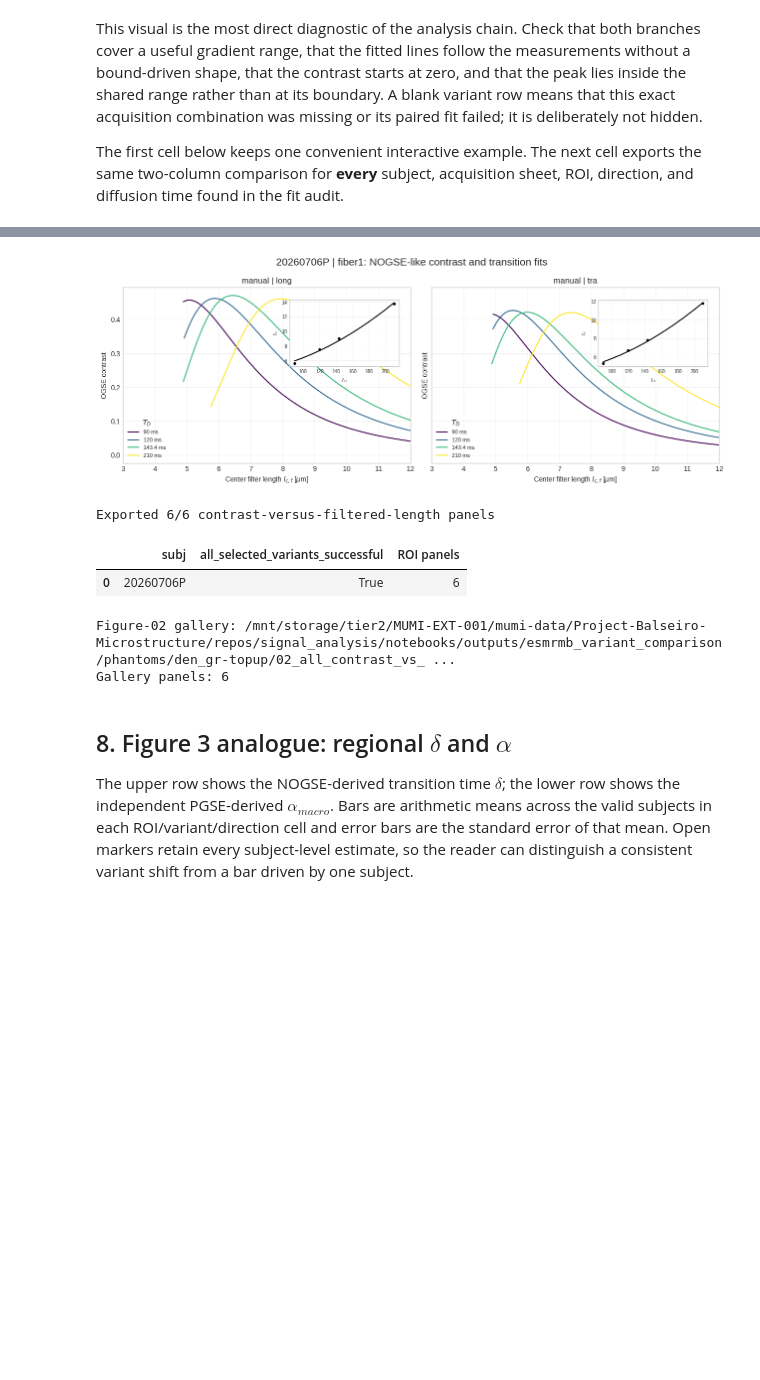
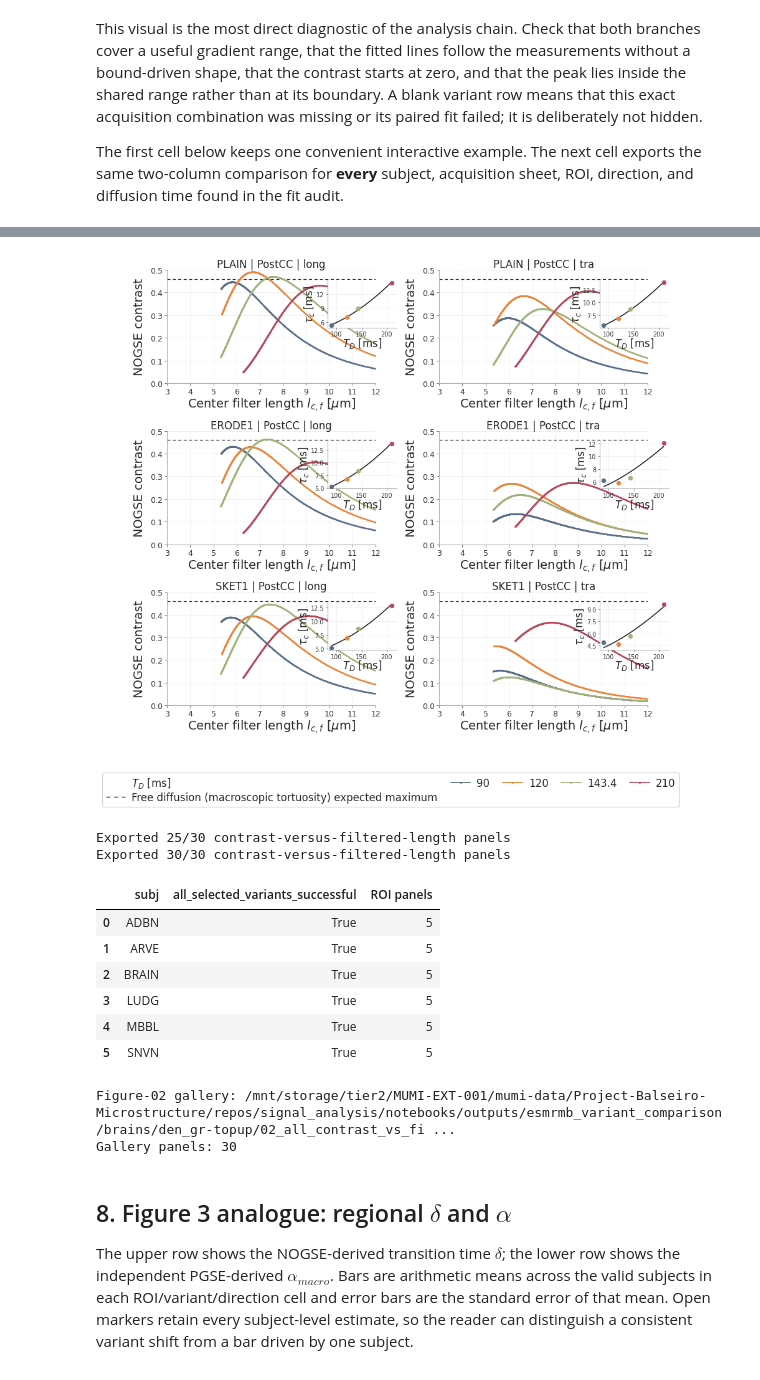
Before and after one commit to ignaciolembo7/signal_analysis, a Jupyter notebook: notebooks/esmrmb_variant_comparison.ipynb, the cells around one changed output, grey strips where cells are left out. Saved outputs shown, nothing was run; the diff lists cells and outputs as text; code cells hidden in the pictures; blank space fills up the shorter version.

Commit message:
Update analysis figures

```diff
--- a/notebooks/esmrmb_variant_comparison.ipynb
+++ b/notebooks/esmrmb_variant_comparison.ipynb
@@ -98,9 +99,9 @@ The reference diffusivity $D_0$ is a physical prior used by the restricted-signa
 # -----------------------------------------------------------------------------
 # QUICK SELECTION: edit this block first, then use Kernel > Restart & Run All.
 # -----------------------------------------------------------------------------
-DATASET = 'phantoms'  # 'brains' or 'phantoms'
-# Examples: ['20220610P'], ['20260706P'], ['ADBN'], ['ADBN', 'ARVE', 'BRAIN', 'LUDG', 'MBBL', 'SNVN'], or None for all subjects
-SUBJECTS_OVERRIDE = ['20260706P']
+DATASET = 'brains'  # 'brains' or 'phantoms'
+#Examples: ['20220610P'], ['20260706P'], ['ADBN'], ['ADBN', 'ARVE', 'BRAIN', 'LUDG', 'MBBL', 'SNVN'], or None for all subjects
+SUBJECTS_OVERRIDE = None
 # Optional acquisition-sheet filter, useful when one brain subject has several scans
 SHEETS_OVERRIDE = None            # e.g. ['20230623_BRAIN-4']
 # Lists filter the complete analysis; None uses all defaults/available values
@@ -156,7 +157,8 @@ RICIAN_C_BOUNDS = (0.0, 2.0)
 SIGNAL_TC_MODE = 'separate'         # Flexible curve construction; not a physical two-tc interpretation
 
 # Example-panel display limits
-LCF_LIMITS_UM = (3.0, 12.0)
+LCF_LIMITS_UM = (2.5, 11.0)  # Historical Capiglioni/abstract axis
+TD_COLOR_TOLERANCE_MS = 8.0  # Includes both historical and current acquisition times
 
 # Pseudo-Huber configuration used in the abstract analysis
 EXCLUDE_TD_MS = (76.0,)
@@ -172,7 +174,7 @@ EXCLUDE_DELTA_BOUNDARY_FROM_SUMMARY = True
 EXPORT_ALL_SIGNAL_CONTRAST_PANELS = True
 # Figure-02 gallery: one contrast-vs-filtered-length image per subject and ROI.
 EXPORT_ALL_CONTRAST_LCF_PANELS = True
-CLEAN_BATCH_PANEL_DIR = True       # Remove stale PNGs/manifest only inside the gallery folder
+CLEAN_BATCH_PANEL_DIR = True       # Remove stale PNG/PDF files and the manifest inside each gallery
 BATCH_PANEL_DPI = 180             # Lower than the presentation figures to control disk usage
 BATCH_PROGRESS_EVERY = 25
 
@@ -290,14 +294,21 @@ if not analysis_rois or not analysis_directions:
         f'No usable dimensions. Available ROIs={available_rois}; directions={available_directions}.'
     )
 
+profile_example_subject = PROFILE['example_subject']
+profile_example_roi = PROFILE['example_roi']
+profile_example_direction = PROFILE['example_direction']
 EXAMPLE_SUBJECT = (
     EXAMPLE_SUBJECT_OVERRIDE
     or (SELECTED_SUBJECTS[0] if SELECTED_SUBJECTS is not None and len(SELECTED_SUBJECTS) == 1 else None)
-    or PROFILE['example_subject']
+    or (profile_example_subject if profile_example_subject in available_subjects else None)
 )
-EXAMPLE_ROI = EXAMPLE_ROI_OVERRIDE or PROFILE['example_roi']
+EXAMPLE_ROI = (
+    EXAMPLE_ROI_OVERRIDE
+    or (profile_example_roi if profile_example_roi in available_rois else None)
+)
 EXAMPLE_DIRECTION = (
-    EXAMPLE_DIRECTION_OVERRIDE or PROFILE['example_direction']
+    EXAMPLE_DIRECTION_OVERRIDE
+    or (profile_example_direction if profile_example_direction in available_directions else None)
 )
 
 qc = master_qc_summary(masters)
@@ -618,40 +679,48 @@ figure_2 = plot_contrast_lcf_grid(
     roi=EXAMPLE_ROI,
     directions=analysis_directions,
     lcf_limits_um=LCF_LIMITS_UM,
+    td_color_tolerance_ms=TD_COLOR_TOLERANCE_MS,
     output_path=OUTPUT_DIR / '02_contrast_vs_filtered_length.png' if SAVE_OUTPUTS else None,
 )
 plt.show()
 
 all_lcf_panel_manifest = pd.DataFrame()
 if SAVE_OUTPUTS and EXPORT_ALL_CONTRAST_LCF_PANELS:
     all_lcf_panel_dir = OUTPUT_DIR / '02_all_contrast_vs_filtered_length'
     all_lcf_panel_manifest = export_all_contrast_lcf_panels(
         contrasts,
         contrast_fits,
         tc_data,
         tc_summary,
         variants=selected_variants,
         directions=analysis_directions,
         output_dir=all_lcf_panel_dir,
         lcf_limits_um=LCF_LIMITS_UM,
+        td_color_tolerance_ms=TD_COLOR_TOLERANCE_MS,
         dpi=BATCH_PANEL_DPI,
         progress_every=BATCH_PROGRESS_EVERY,
         clean_output=CLEAN_BATCH_PANEL_DIR,
     )
     display(
         all_lcf_panel_manifest.groupby(
             ['subj', 'all_selected_variants_successful'], as_index=False
         ).size().rename(columns={'size': 'ROI panels'})
     )
     print(f'Figure-02 gallery: {all_lcf_panel_dir}')
     print(f'Gallery panels: {len(all_lcf_panel_manifest):,}')
 # %% [output]
-[figure, old version]
+[figure, new version]
-Exported 6/6 contrast-versus-filtered-length panels
+Exported 25/30 contrast-versus-filtered-length panels
+Exported 30/30 contrast-versus-filtered-length panels
 |  | subj | all_selected_variants_successful | ROI panels |
-| 0 | 20260706P | True | 6 |
+| 0 | ADBN | True | 5 |
+| 1 | ARVE | True | 5 |
+| 2 | BRAIN | True | 5 |
+| 3 | LUDG | True | 5 |
+| 4 | MBBL | True | 5 |
+| 5 | SNVN | True | 5 |
-Figure-02 gallery: /mnt/storage/tier2/MUMI-EXT-001/mumi-data/Project-Balseiro-Microstructure/repos/signal_analysis/notebooks/outputs/esmrmb_variant_comparison/phantoms/den_gr-topup/02_all_contrast_vs_ ...
-Gallery panels: 6
+Figure-02 gallery: /mnt/storage/tier2/MUMI-EXT-001/mumi-data/Project-Balseiro-Microstructure/repos/signal_analysis/notebooks/outputs/esmrmb_variant_comparison/brains/den_gr-topup/02_all_contrast_vs_fi ...
+Gallery panels: 30
 # %% [markdown]
 ## 8. Figure 3 analogue: regional $\delta$ and $\alpha$
 
```
Also changed, not shown: parts of 21 cells of this notebook, 3 other files.
